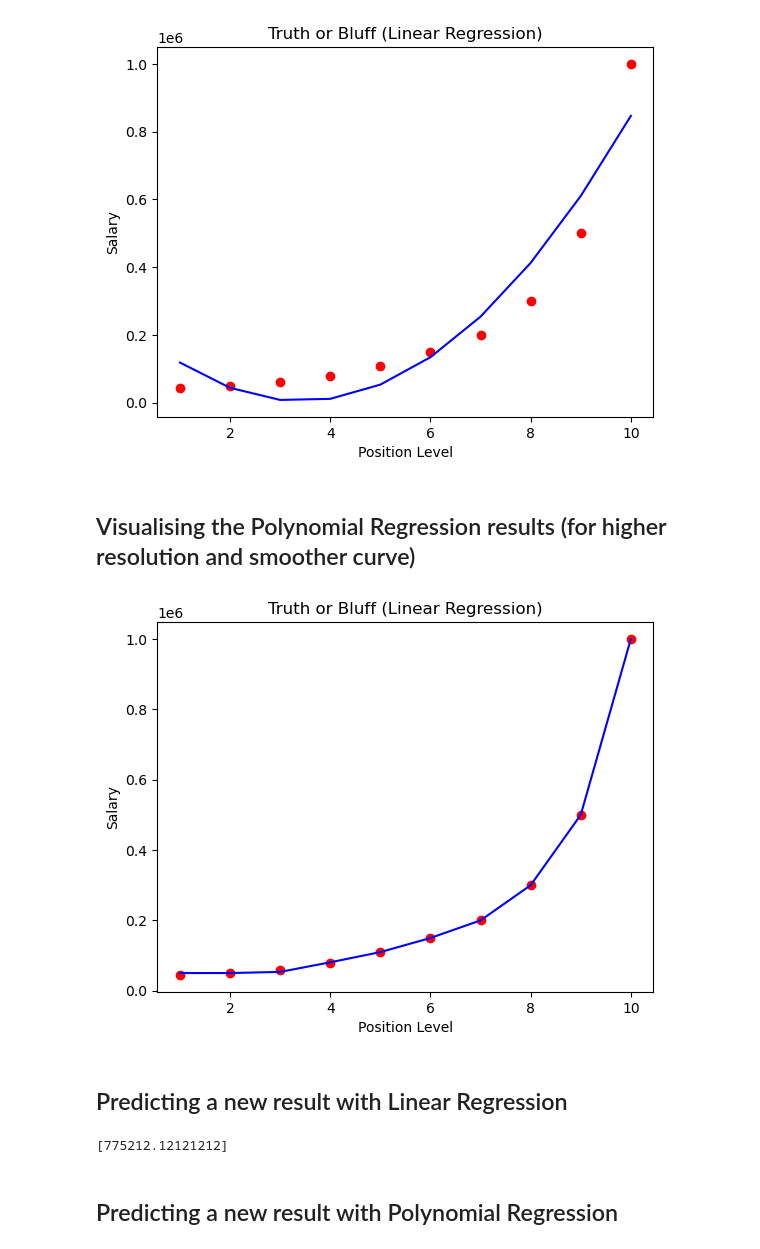
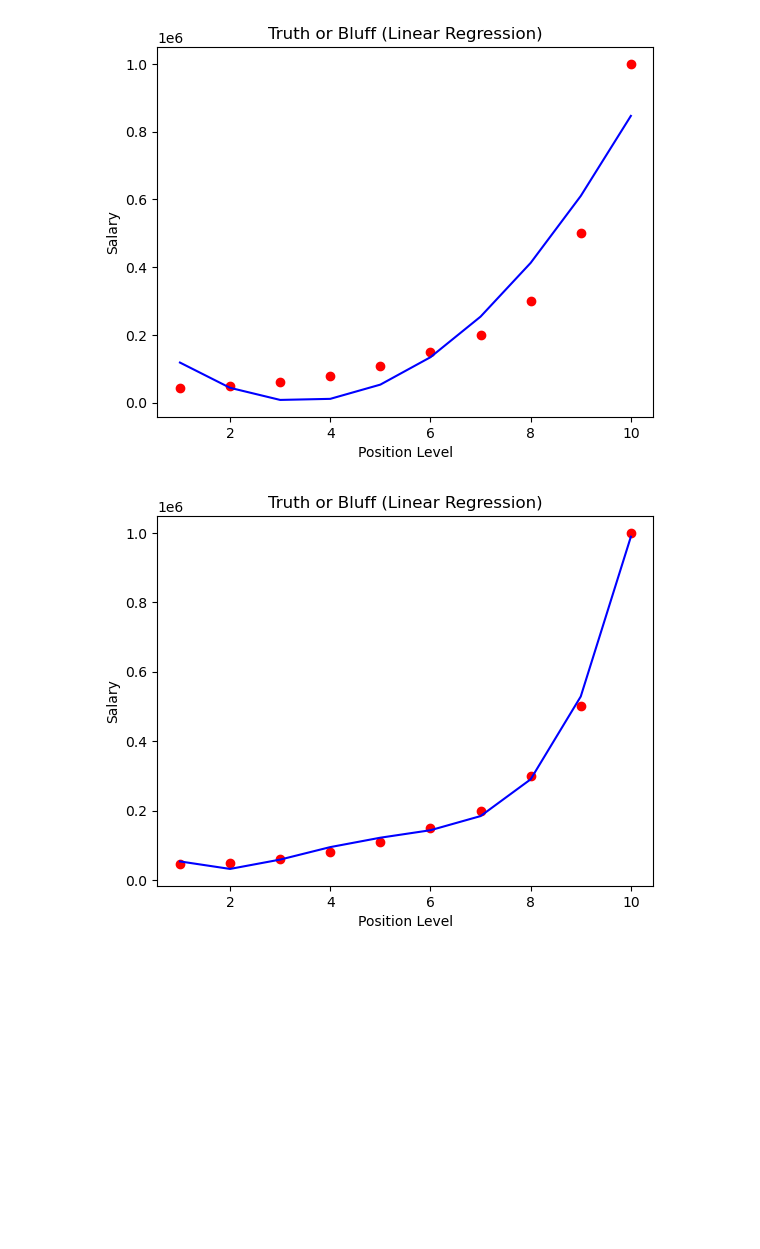
Before and after one commit to Feanor1021/Machine-learning-101, a Jupyter notebook: 4. Polynomial Regression/polynomial_regression.ipynb, the cells around one changed output. Drawn from its saved outputs; the diff is of its cells as text; code cells hidden in the pictures; blank space fills up the shorter version.

```diff
--- a/4. Polynomial Regression/polynomial_regression.ipynb
+++ b/4. Polynomial Regression/polynomial_regression.ipynb
@@ -51,3 +53,10 @@ plt.show()
 [figure]
 # %% [markdown]
 ## Visualising the Polynomial Regression results
+# %%
+plt.scatter(x, y, color = 'red')
+plt.plot(x, lin_reg_2.predict(poly_reg.fit_transform(x)), color = 'blue')
+plt.title('Truth or Bluff (Polynomial Regression)')
+plt.xlabel('Position level')
+plt.ylabel('Salary')
+plt.show()
@@ -53,0 +67,9 @@ plt.show()
+# %%
+x_grid = np.arange(min(x), max(x), 0.1)
+x_grid = x_grid.reshape((len(x_grid), 1))
+plt.scatter(x, y, color = 'red')
+plt.plot(x_grid, lin_reg_2.predict(poly_reg.fit_transform(x_grid)), color = 'blue')
+plt.title('Truth or Bluff (Polynomial Regression)')
+plt.xlabel('Position level')
+plt.ylabel('Salary')
+plt.show()
@@ -53,0 +88,2 @@ plt.show()
+# %%
+lin_reg_2.predict(poly_reg.fit_transform([[6.5]]))
@@ -54,19 +94,25 @@ plt.show()
+# %%
+from sklearn.preprocessing import PolynomialFeatures
+def polynomial_regression(degree, x, y, single_or_not = "Multi", spred = [[]]):
+    poly_reg = PolynomialFeatures(degree = degree)
+    x_poly = poly_reg.fit_transform(x)
+    lin_reg_2 = LinearRegression()
+    lin_reg_2.fit(x_poly, y)
+    if (single_or_not != "Single"):
+        plt.scatter(x, y, color = "red")
+        plt.plot(x, lin_reg_2.predict(x_poly), color = "blue")
+        plt.title("Truth or Bluff (Linear Regression)")
+        plt.xlabel("Position Level")
+        plt.ylabel("Salary")
+        plt.show()
+    else:
+        print(lin_reg_2.predict(poly_reg.fit_transform(spred)))
 # %%
 polynomial_regression(2, x, y)
 # %% [output]
 [figure]
-# %% [markdown]
-## Visualising the Polynomial Regression results (for higher resolution and smoother curve)
 # %%
-polynomial_regression(20, x, y)
+polynomial_regression(4, x, y)
 # %% [output]
-[figure, old version]
+[figure, new version]
-# %% [markdown]
-## Predicting a new result with Linear Regression
-# %%
-print(lin_reg.predict([[12]]))
-# %% [output]
-[775212.12121212]
-# %% [markdown]
-## Predicting a new result with Polynomial Regression
 # %%
```
Also changed, not shown: parts of 20 cells of this notebook.
